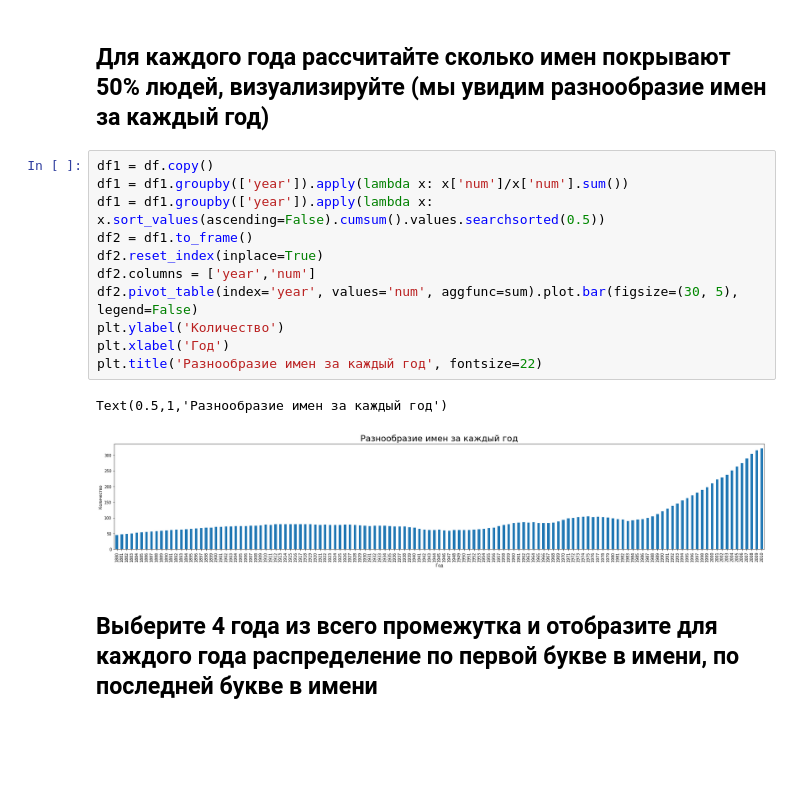
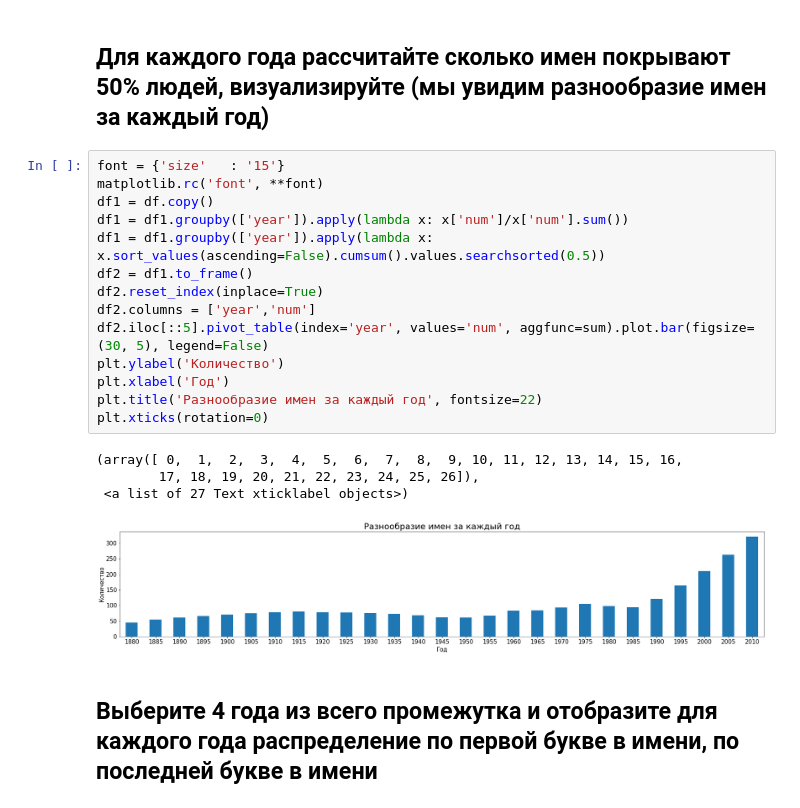
Before and after one commit to damu4/names_analysis, a Jupyter notebook: names_analysis.ipynb, the cells around one changed output. Drawn from its saved outputs; the diff is of its cells as text; blank space fills up the shorter version.

```diff
--- a/names_analysis.ipynb
+++ b/names_analysis.ipynb
@@ -112,19 +112,24 @@ plt.grid(True)
 # %% [markdown]
 ## Для каждого года рассчитайте сколько имен покрывают 50% людей, визуализируйте (мы увидим разнообразие имен за каждый год)
 # %%
+font = {'size'   : '15'}
+matplotlib.rc('font', **font)
 df1 = df.copy()
 df1 = df1.groupby(['year']).apply(lambda x: x['num']/x['num'].sum())
 df1 = df1.groupby(['year']).apply(lambda x: x.sort_values(ascending=False).cumsum().values.searchsorted(0.5))
 df2 = df1.to_frame()
 df2.reset_index(inplace=True)
 df2.columns = ['year','num']
-df2.pivot_table(index='year', values='num', aggfunc=sum).plot.bar(figsize=(30, 5), legend=False)
+df2.iloc[::5].pivot_table(index='year', values='num', aggfunc=sum).plot.bar(figsize=(30, 5), legend=False)
 plt.ylabel('Количество')
 plt.xlabel('Год')
 plt.title('Разнообразие имен за каждый год', fontsize=22)
+plt.xticks(rotation=0)
 # %% [output]
-Text(0.5,1,'Разнообразие имен за каждый год')
+(array([ 0,  1,  2,  3,  4,  5,  6,  7,  8,  9, 10, 11, 12, 13, 14, 15, 16,
+        17, 18, 19, 20, 21, 22, 23, 24, 25, 26]),
+ <a list of 27 Text xticklabel objects>)
-[figure, old version]
+[figure, new version]
 # %% [markdown]
 ## Выберите 4 года из всего промежутка и отобразите для каждого года распределение по первой букве в имени, по последней букве в имени
 # %%
```
Also changed, not shown: parts of 2 cells of this notebook.
